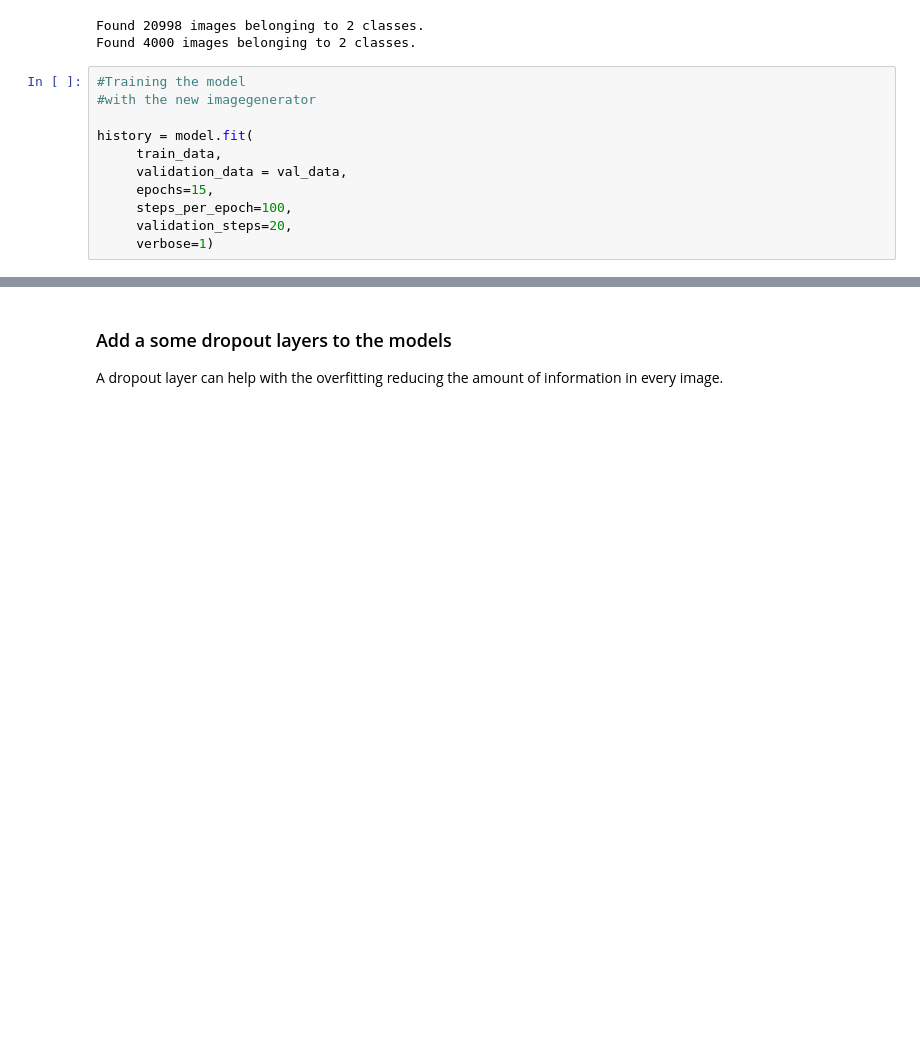
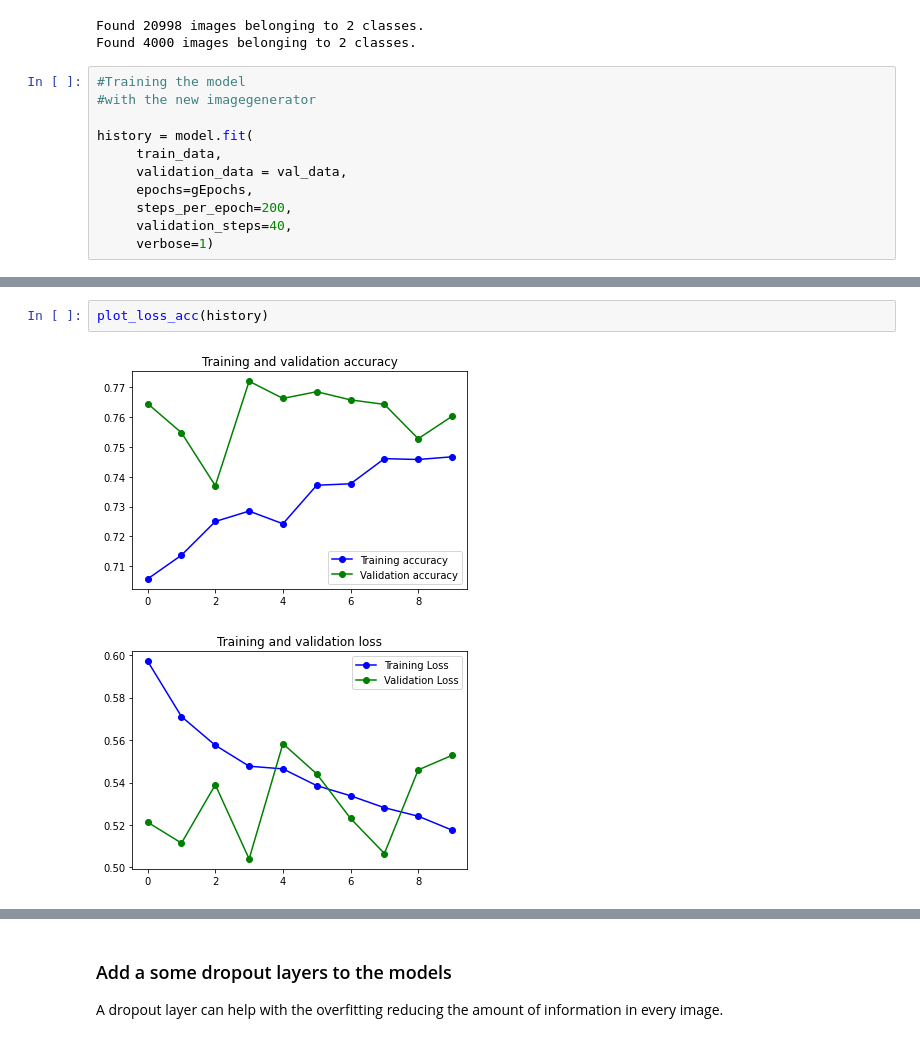
Before and after one commit to peremartra/MachineLearningCourse, a Jupyter notebook: MLCTFCatsvsDogs.ipynb, the cells around one changed output, grey strips where cells are left out. Cells and saved outputs as stored; diff of their text form; blank space fills up the shorter version.

```diff
--- a/MLCTFCatsvsDogs.ipynb
+++ b/MLCTFCatsvsDogs.ipynb
@@ -423,8 +421,8 @@ Found 4000 images belonging to 2 classes.
 history = model.fit(
      train_data,
      validation_data = val_data,
-     epochs=15,
-     steps_per_epoch=100,
-     validation_steps=20,
+     epochs=gEpochs,
+     steps_per_epoch=200,
+     validation_steps=40,
      verbose=1)
 # %% [output]
@@ -449,3 +449,8 @@ Epoch 15/15
+# %%
+plot_loss_acc(history)
+# %% [output]
+[figure, added]
+[figure, added]
 # %%
 #Traning the model2
 history2 = model2.fit(
```
Also changed, not shown: parts of 21 cells of this notebook.
